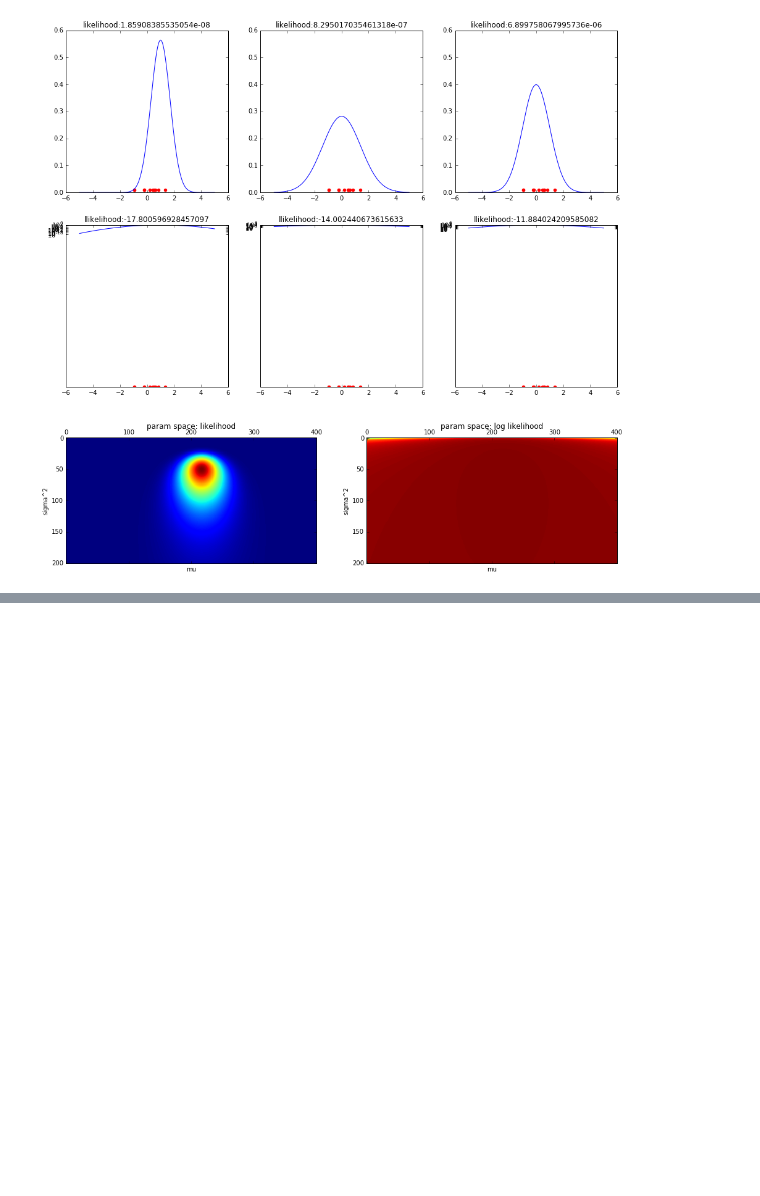
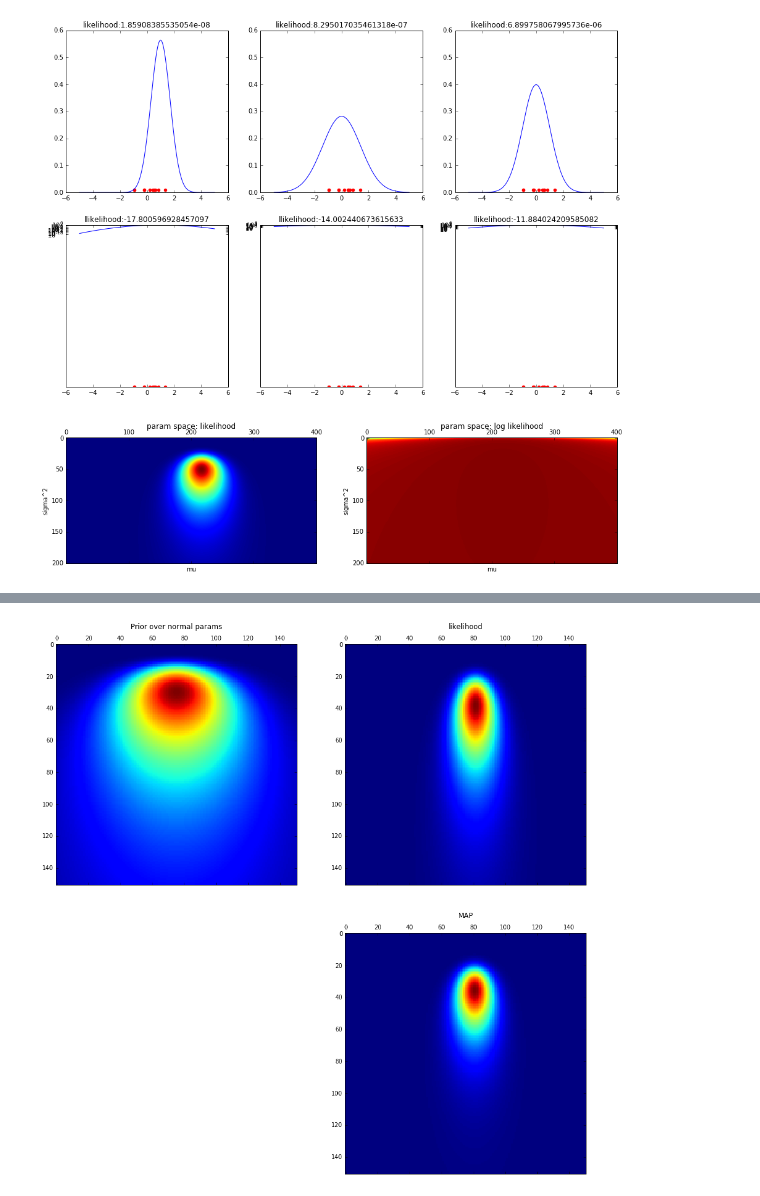
Before and after one commit to justayak/playground, a Jupyter notebook: machine_learning/learning.ipynb, the cells around one changed output, grey strips where cells are left out. Saved outputs shown, nothing was run; the diff lists cells and outputs as text; code cells hidden in the pictures; blank space fills up the shorter version.

```diff
--- a/machine_learning/learning.ipynb
+++ b/machine_learning/learning.ipynb
@@ -247,0 +343,58 @@ plt.show()
+# %%
+def generate_norm_inv_gam(a,b,c,d):
+    def norm_inv_gam(mu, sigma_sq):
+        term1 = math.sqrt(c) / math.sqrt(sigma_sq) * \
+            math.sqrt(2.0 * math.pi)
+        term2 = (b**a)/ math.factorial(a-1)
+        term3 = (1.0/sigma_sq)**(a+1)
+        term4 = math.exp(- (2 * b + c * (d - mu)**2)/ (2*sigma_sq))
+        return term1 * term2 * term3 * term4
+
+    return norm_inv_gam
+
+fig = plt.figure(figsize=(16,16))
+
+norm_inv_gam = generate_norm_inv_gam(1,1,1,0)
+
+norm_inv_gam(0, 1)
+
+# ===============================
+# normal inv gamma
+# ===============================
+
+ax = fig.add_subplot(221)
+
+Sigma_sq = np.linspace(0.0001, 2, 151)
+Mu = np.linspace(-2, 2, 151)
+
+P = np.zeros((len(Sigma_sq), len(Mu)))
+
+for y, sq in enumerate(Sigma_sq):
+    for x, mu in enumerate(Mu):
+        pr = norm_inv_gam(mu, sq)
+        P[y,x] = pr
+
+
+ax.matshow(P)
+ax.set_title("Prior over normal params")
+
+# ===============================
+# likelihood function
+# ===============================
+ax = fig.add_subplot(222)
+L = param_space(samples, likelihood, norm, Sigma_sq, Mu)
+ax.matshow(L)
+ax.set_title("likelihood")
+
+# ===============================
+# likelihood * prior
+# ===============================
+ax = fig.add_subplot(224)
+
+MAP = P * L
+ax.matshow(MAP)
+ax.set_title("MAP")
+
+plt.show()
+# %% [output]
+[figure, added]
```
Also changed, not shown: parts of 2 cells of this notebook.
